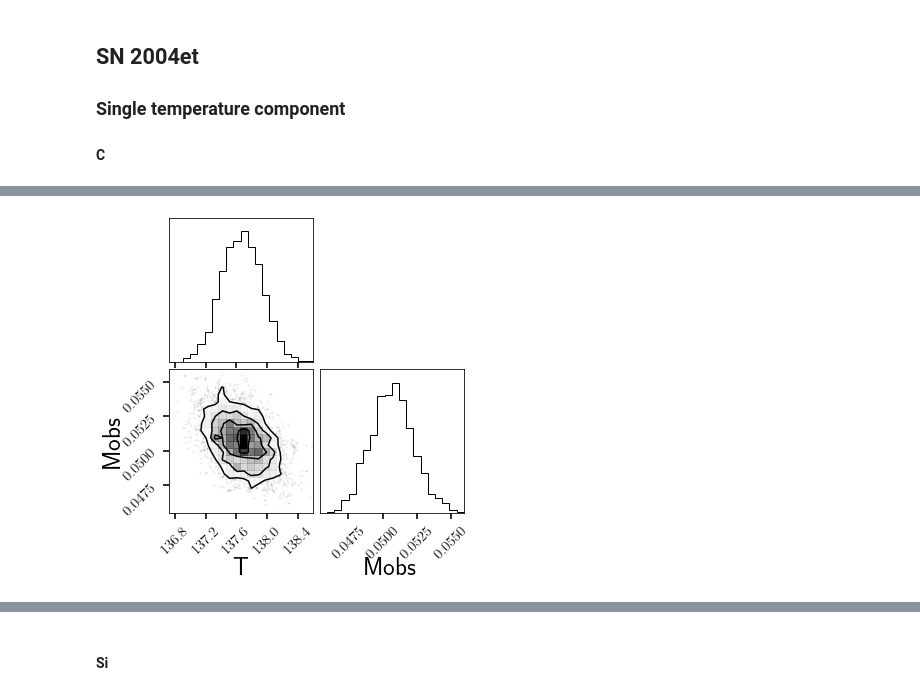
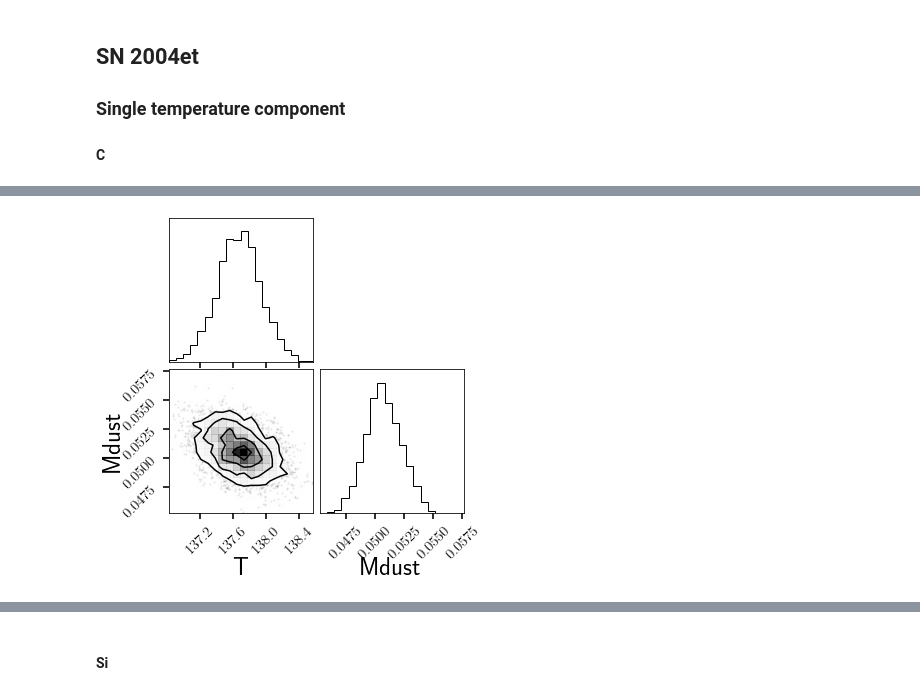
Before and after one commit to slowdivePTG/Astro_448_Project, a Jupyter notebook: dust.ipynb, the cells around one changed output, grey strips where cells are left out. Saved outputs shown, nothing was run; the diff lists cells and outputs as text; code cells hidden in the pictures.

```diff
--- a/dust.ipynb
+++ b/dust.ipynb
@@ -45,20 +41,14 @@ z = 0.00013
 # Filters
 flts = glob.glob('JWST_filters/*dat')
 flts.sort()
+flts_LSST = glob.glob('./LSST_filters/*dat')
+flts_LSST.sort()
 # Effective wavelengths
 wvs_eff = np.array([55870.54, 98792.57, 112960.72, 127060.62,
                   149256.55, 178732.78, 205607.10, 251520.10])
+wvs_eff_LSST = np.array([10056.62, 8695.51])
 dlam_dnu = wvs_eff / (2.99792458e10 / (wvs_eff * 1e-8)) # Ang/Hz
 Flam_04et = Fnu_04et / dlam_dnu * 1e-6 * 1e-23
 Flam_unc_04et = Fnu_unc_04et / dlam_dnu * 1e-6 * 1e-23
 Flam_17eaw = Fnu_17eaw / dlam_dnu * 1e-6 * 1e-23
 Flam_unc_17eaw = Fnu_unc_17eaw / dlam_dnu * 1e-6 * 1e-23
-
-fig, ax = plt.subplots(2, 1, figsize=(10, 10), sharex=True)
-ax[0].errorbar(wvs_eff / 1e4, Flam_04et / 1e-18, yerr=Flam_unc_04et, fmt='o')
-ax[1].errorbar(wvs_eff / 1e4, Flam_17eaw / 1e-18, yerr=Flam_unc_17eaw, fmt='o')
-ax[0].set_title(r'$\mathrm{SN\,2004et}$')
-ax[1].set_title(r'$\mathrm{SN\,2017ewt}$')
-ax[0].set_ylabel('$F_\lambda\ [10^{-18}\,\mathrm{erg}\,\mathrm{s}\,\mathrm{cm}^{-2}\,\mathrm{\AA}^{-1}]$')
-ax[1].set_ylabel('$F_\lambda\ [10^{-18}\,\mathrm{erg}\,\mathrm{s}\,\mathrm{cm}^{-2}\,\mathrm{\AA}^{-1}]$')
-ax[1].set_xlabel('$\lambda\ [\mu\mathrm{m}]$')
@@ -68,16 +55,25 @@ Text(0.5, 0, '$\\lambda\\ [\\mu\\mathrm{m}]$')
 # %%
-wv_grid = np.linspace(45000, 300000, 10000)
+from scipy.interpolate import interp1d
+wv_grid = np.arange(6000, 300000+25, step=25, dtype=np.float64)
+L_wv = len(wv_grid)
 
 kappa_C_Sarangi = np.loadtxt('C.csv', delimiter=',')
 kappa_Si_Sarangi = np.loadtxt('Si.csv', delimiter=',')
 
-from scipy.interpolate import interp1d
 
-kappa_C = 10**interp1d(x=kappa_C_Sarangi[:, 0], y=kappa_C_Sarangi[:, 1])(np.log10(wv_grid/1e4))
-kappa_Si = 10**interp1d(x=kappa_Si_Sarangi[:, 0], y=kappa_Si_Sarangi[:, 1])(np.log10(wv_grid/1e4))
+kappa_C = 10**interp1d(x=kappa_C_Sarangi[:, 0], y=kappa_C_Sarangi[:, 1])(
+    np.log10(wv_grid/1e4))
+kappa_Si = 10**interp1d(x=kappa_Si_Sarangi[:, 0], y=kappa_Si_Sarangi[:, 1])(
+    np.log10(wv_grid/1e4))
 
-plt.figure(figsize=(10, 5))
-plt.plot(wv_grid/1e4, kappa_C, linewidth=3)
-plt.plot(wv_grid/1e4, kappa_Si, linewidth=3)
+plt.figure(figsize=(9, 6))
+plt.plot(wv_grid/1e4, kappa_C, linewidth=3, label=r'$\mathrm{Amorphous\ carbon}$')
+plt.plot(wv_grid/1e4, kappa_Si, linewidth=3, label=r'$\mathrm{Silicates}$')
 plt.yscale('log')
+plt.xscale('log')
+plt.xlabel(r'$\lambda\ [\mu\mathrm{m}]$')
+plt.ylabel(r'$\kappa\ [\mathrm{cm}^2\,\mathrm{g}^{-1}]$')
+plt.legend(prop={'size': 20})
+
+plt.savefig('kappa.pdf', bbox_inches='tight')
 # %% [output]
@@ -210,7 +318,7 @@ summary_04et_C_s = az.summary(trace_04et_C_s, hdi_prob=0.68, var_names=['D', 'T'
 # %%
-fig = corner.corner(trace_04et_C_s, var_names=['T', 'Mobs'])
+fig = corner.corner(trace_04et_C_s, var_names=['T', 'Mdust'])
 for ax in fig.axes:
     ax.xaxis.set_tick_params(labelsize = 15)
     ax.yaxis.set_tick_params(labelsize = 15)
 # %% [output]
-[figure, old version]
+[figure, new version]
```
Also changed, not shown: parts of 42 cells of this notebook, 18 other files.
